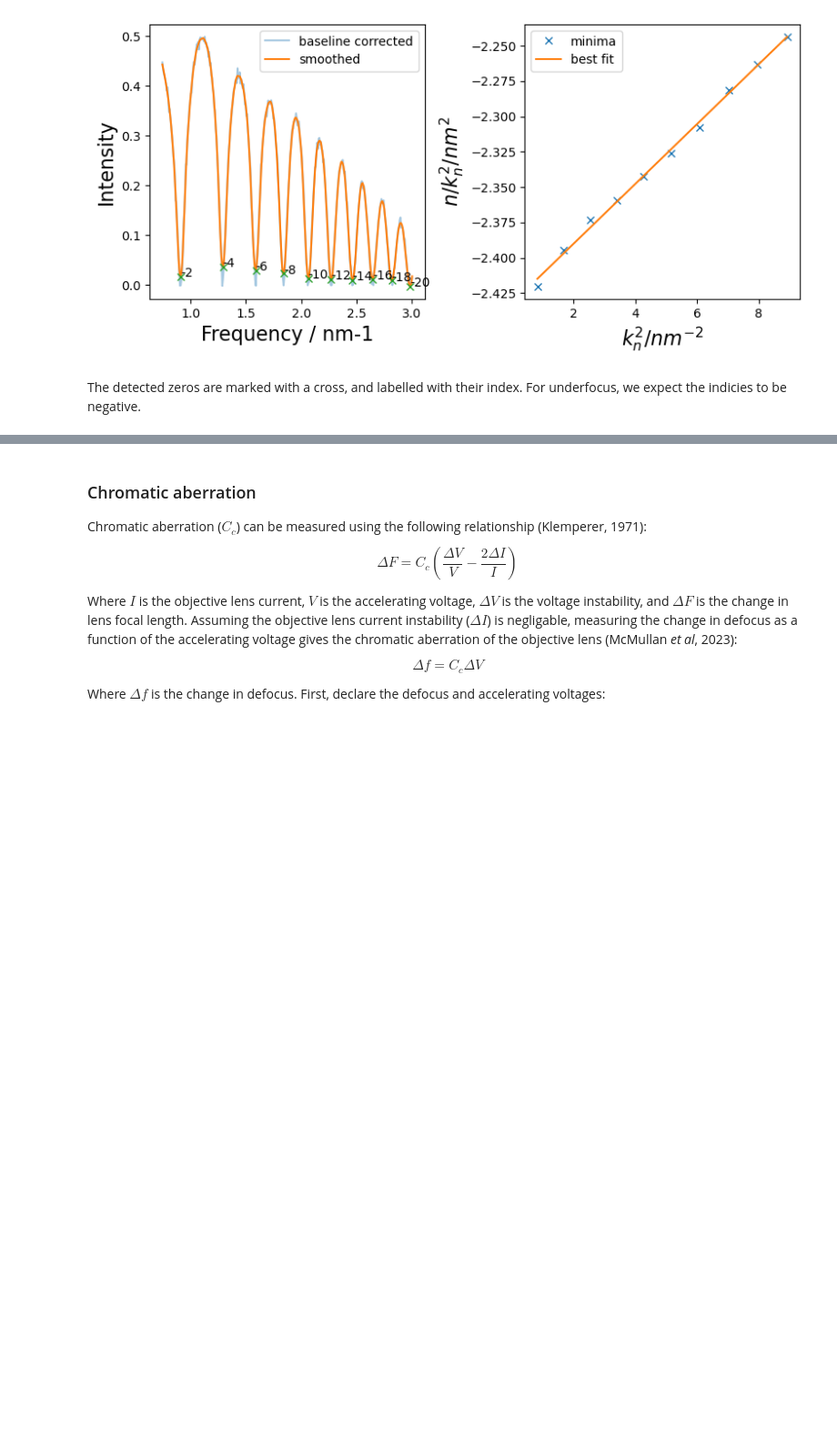
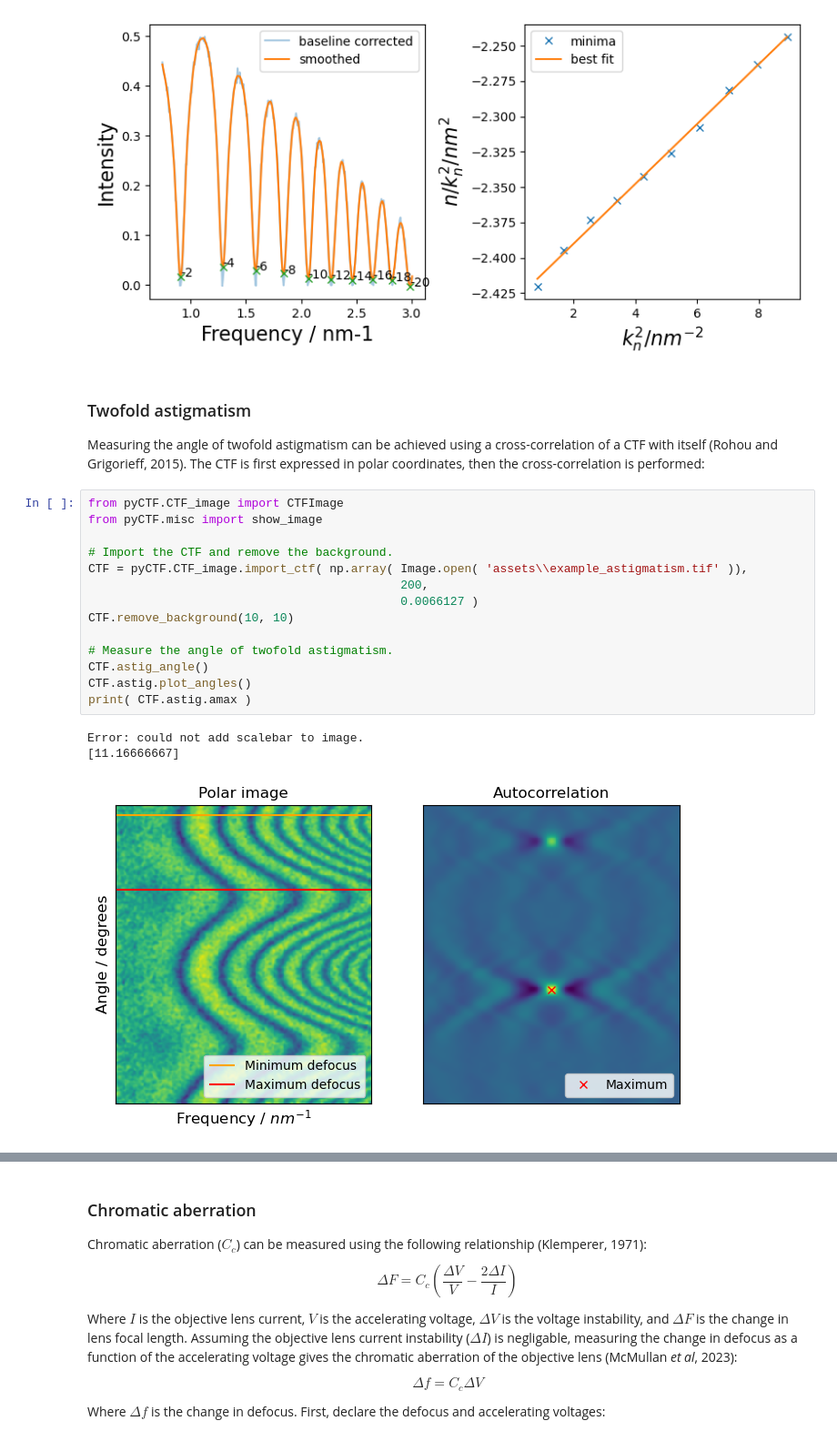
Before and after one commit to benweare/pyCTF, a Jupyter notebook: pyCTF_examples.ipynb, the cells around one changed output, grey strips where cells are left out. Shown at 91% size. Saved outputs shown, nothing was run; the diff lists cells and outputs as text; blank space fills up the shorter version.

```diff
--- a/pyCTF_examples.ipynb
+++ b/pyCTF_examples.ipynb
@@ -194,5 +192,24 @@ lmfit results
 |      339         | -20   |
 |------------------|-------|
 [figure]
-# %% [markdown]
-The detected zeros are marked with a cross, and labelled with their index. For underfocus, we expect the indicies to be negative.
+# %% [markdown]
+### Twofold astigmatism
+Measuring the angle of twofold astigmatism can be achieved using a cross-correlation of a CTF with itself (Rohou and Grigorieff, 2015). The CTF is first expressed in polar coordinates, then the cross-correlation is performed:
+# %%
+from pyCTF.CTF_image import CTFImage
+from pyCTF.misc import show_image
+
+# Import the CTF and remove the background.
+CTF = pyCTF.CTF_image.import_ctf( np.array( Image.open( 'assets\\example_astigmatism.tif' )),
+											200,
+											0.0066127 )
+CTF.remove_background(10, 10)
+
+# Measure the angle of twofold astigmatism.
+CTF.astig_angle()
+CTF.astig.plot_angles()
+print( CTF.astig.amax )
+# %% [output]
+Error: could not add scalebar to image.
+[11.16666667]
+[figure, added]
```
Also changed, not shown: parts of 11 cells of this notebook, 21 other files.
